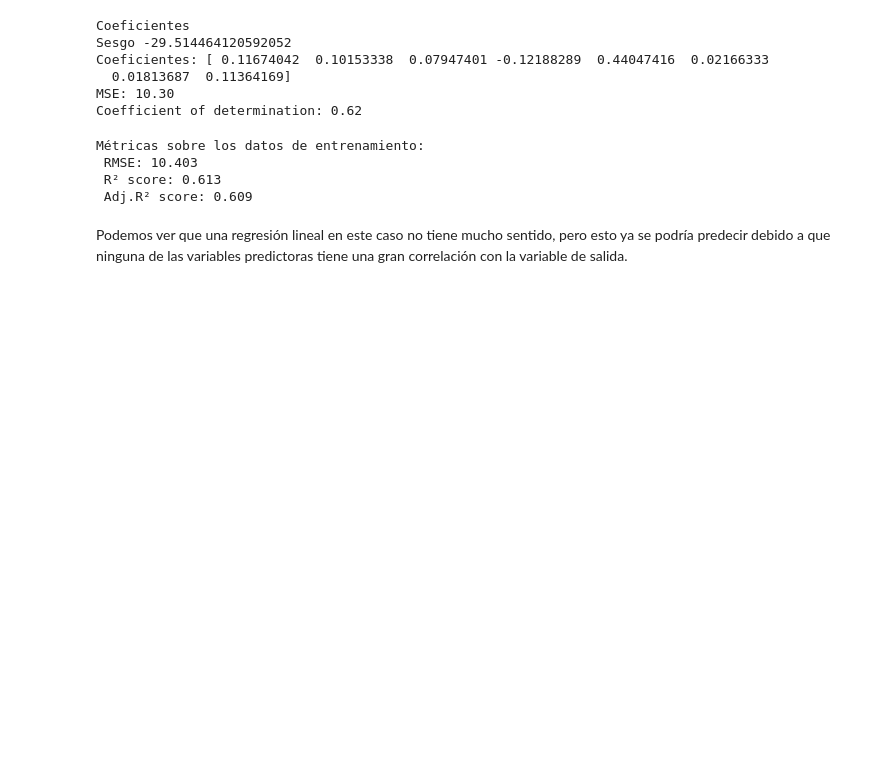
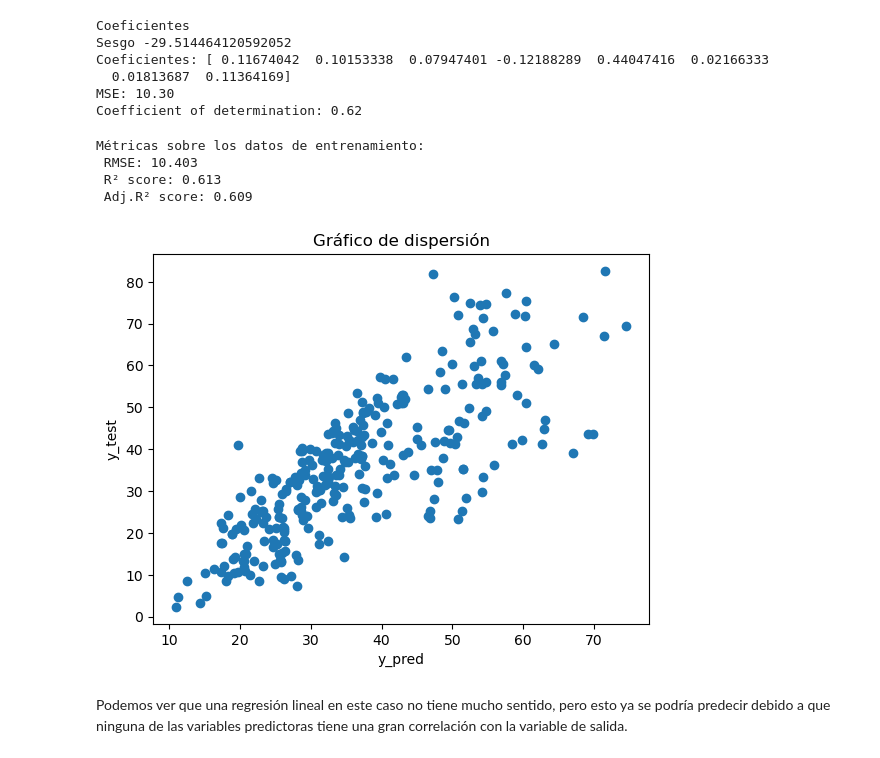
Before and after one commit to PedroAngelFM/TFG, a Jupyter notebook: Python/Código/TFG-Cemento.ipynb, the cells around one changed output. Saved outputs shown, nothing was run; the diff lists cells and outputs as text; code cells hidden in the pictures; blank space fills up the shorter version.

```diff
--- a/Python/Código/TFG-Cemento.ipynb
+++ b/Python/Código/TFG-Cemento.ipynb
@@ -126,6 +126,18 @@ Métricas sobre los datos de entrenamiento:
  RMSE: 10.403
  R² score: 0.613
  Adj.R² score: 0.609
+# %%
+plt.scatter(y_pred, y_test)
+
+# Personalizar el gráfico
+plt.title("Gráfico de dispersión")
+plt.xlabel("y_pred")
+plt.ylabel("y_test")
+
+# Mostrar el gráfico
+plt.show()
+# %% [output]
+[figure, added]
 # %% [markdown]
 Podemos ver que una regresión lineal en este caso no tiene mucho sentido, pero esto ya se podría predecir debido a que ninguna de las variables predictoras tiene una gran correlación con la variable de salida.
 # %% [markdown]
```
Also changed, not shown: parts of 16 cells of this notebook, 11 other files.
